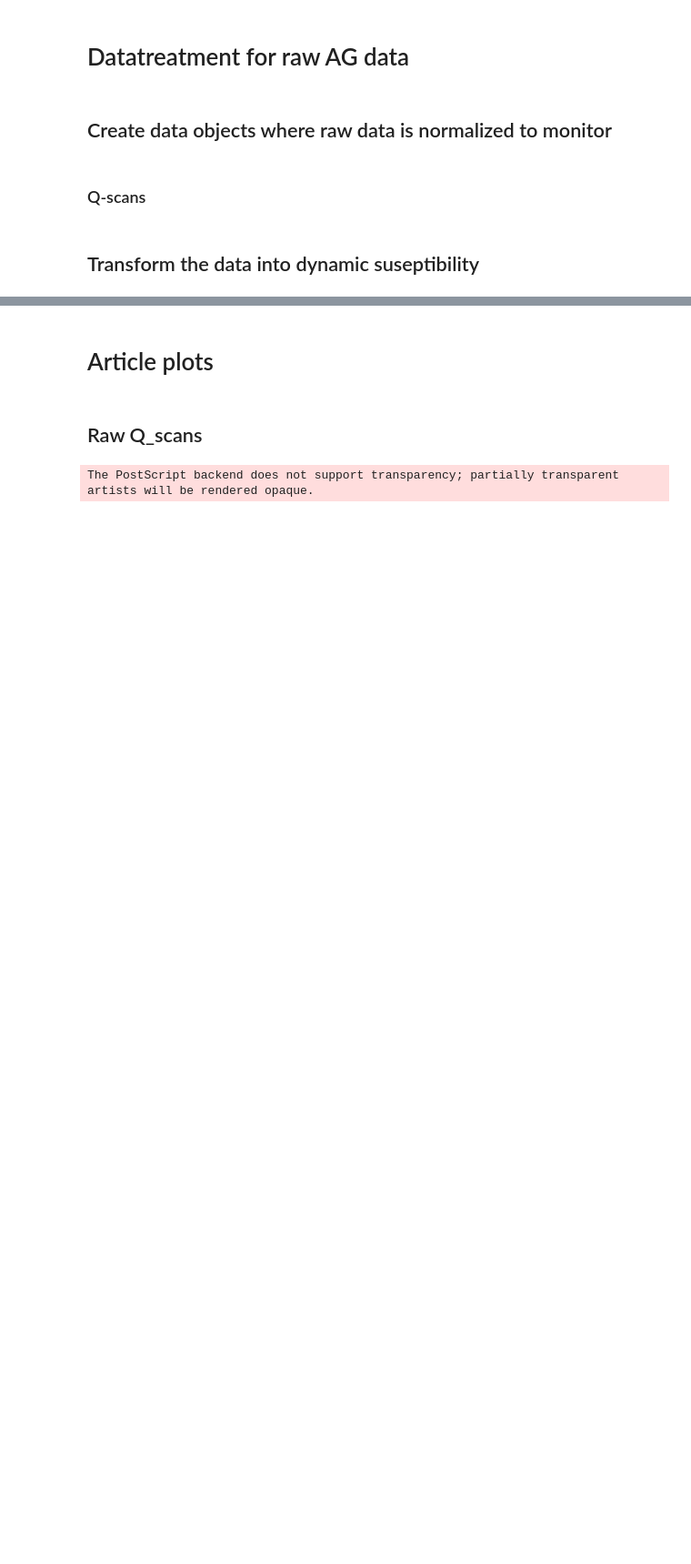
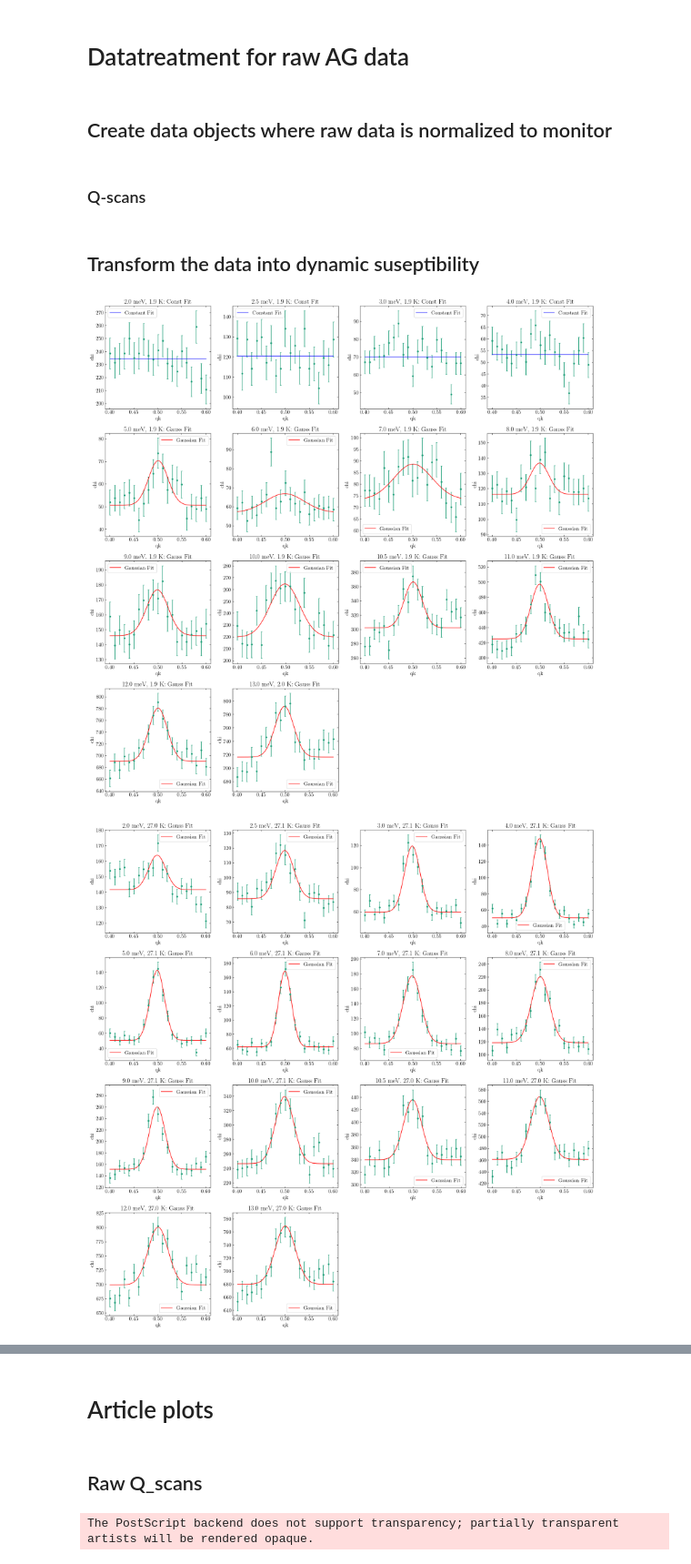
Before and after one commit to NBI-Magnetism-Group/NCCO_Analysis_Code_2026, a Jupyter notebook: DataAnalysis.ipynb, the cells around one changed output, grey strips where cells are left out. Shown at 91% size. Cells and saved outputs as stored; diff of their text form; code cells hidden in the pictures; blank space fills up the shorter version.

Commit message:
can now fit and plot q scans

```diff
--- a/DataAnalysis.ipynb
+++ b/DataAnalysis.ipynb
@@ -842,0 +798,64 @@ for i in ag_q_8mev:
+# %%
+def gauss_const(x, A_area, mu, sigma, C):
+    return (A_area / (sigma * np.sqrt(2 * np.pi))) * np.exp(-((x - mu) ** 2) / (2 * sigma ** 2)) + C
+
+# Constant model only
+def model_const(x, C):
+    return 0*x+C
+
+
+############################# Energy scan at 2 K #############################
+
+gauss_geuss = {'A_area': 5, 'mu':0.5, 'sigma':0.02, 'C':200}
+gauss_limits = {'A_area': (1, None), 'mu':(0.499, 0.501), 'sigma':(0.005,0.04)}
+
+
+C_geuss = {'C':100}
+
+for i in ag_q_2K:
+    i.fq=fq_NCCO
+    i.res_vol = NkfR0_ag
+    i.calc_I()
+    i.calc_SQ()
+    i.calc_Chi()
+    i.FindBestFit(model1=gauss_const,  model2=model_const, initial_guess1=gauss_geuss, initial_guess2=C_geuss, limits1=gauss_limits)
+
+plot_fits(ag_q_2K)
+
+############################# Energy scan at 27 K #############################
+
+
+C_geuss = {'C':100}
+
+for i in ag_q_27K:
+    i.fq=fq_NCCO
+    i.res_vol = NkfR0_ag
+    i.calc_I()
+    i.calc_SQ()
+    i.calc_Chi()
+    i.FindBestFit(model1=gauss_const,  model2=model_const, initial_guess1=gauss_geuss, initial_guess2=C_geuss, limits1=gauss_limits)
+
+plot_fits(ag_q_27K)
+
+############################# Temperature scan at 2 meV #############################
+
+for i in ag_q_2mev:
+    i.fq=fq_NCCO
+    i.res_vol = NkfR0_ag
+    i.calc_I()
+    i.calc_SQ()
+    i.calc_Chi()
+    i.FindBestFit(model1=gauss_const,  model2=model_const, initial_guess1=gauss_geuss, initial_guess2=C_geuss, limits1=gauss_limits)
+
+############################# Temperature scan at 8 meV #############################
+
+for i in ag_q_8mev:
+    i.fq=fq_NCCO
+    i.res_vol = NkfR0_ag
+    i.calc_I()
+    i.calc_SQ()
+    i.calc_Chi()
+    i.FindBestFit(model1=gauss_const,  model2=model_const, initial_guess1=gauss_geuss, initial_guess2=C_geuss, limits1=gauss_limits)
+# %% [output]
+[figure, added]
+[figure, added]
```
Also changed, not shown: parts of 4 cells of this notebook, 5 other files.
